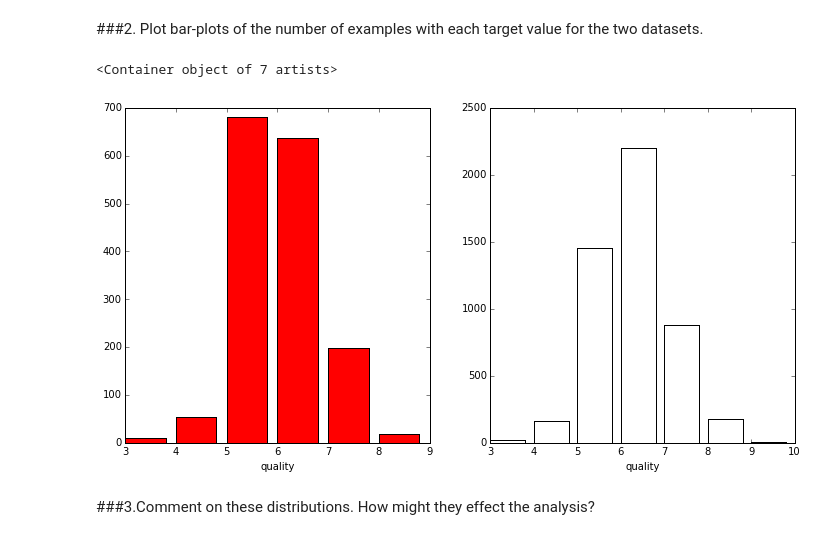
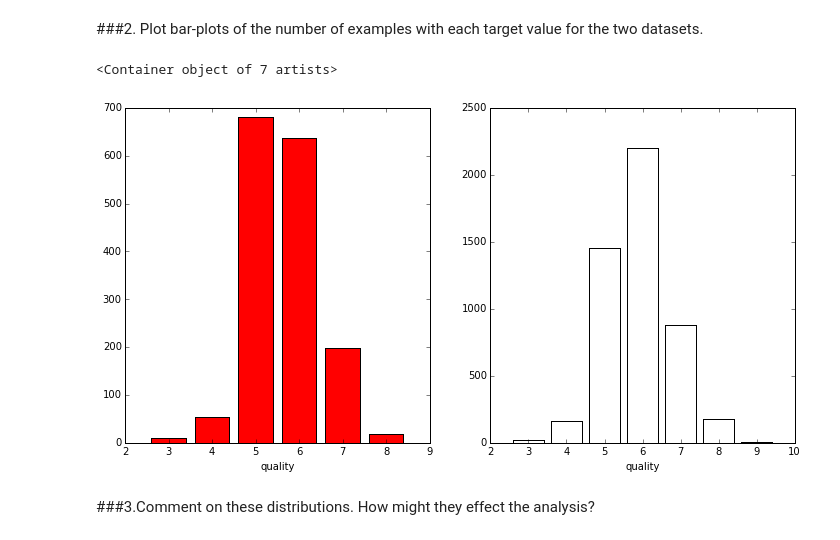
Before and after one commit to RossMeikleham/MachineLearning-Wines, a Jupyter notebook: notebook.ipynb, the cells around one changed output. Drawn from its saved outputs; the diff is of its cells as text; code cells hidden in the pictures.

```diff
--- a/notebook.ipynb
+++ b/notebook.ipynb
@@ -16,21 +16,21 @@ r_qualities = red_data[:,11]
 # %%
 #Obtain quality ranges and counts
 w_quality_range, w_counts = np.unique(w_qualities, return_counts=True)
 r_quality_range, r_counts = np.unique(r_qualities, return_counts=True)
 
 #Plot qualities for both white and red wine
 
 %matplotlib inline
 fig = plt.figure(figsize=(12,6))
 ax1 = fig.add_subplot(121)
 ax1.set_xlabel('quality')
-plt.bar(r_quality_range, r_counts, color='r')
+plt.bar(r_quality_range, r_counts, color='r', align='center')
 
 ax2 = fig.add_subplot(122)
 ax2.set_xlabel('quality')
-plt.bar(w_quality_range, w_counts, color='w')
+plt.bar(w_quality_range, w_counts, color='w', align='center')
 # %% [output]
 <Container object of 7 artists>
-[figure, old version]
+[figure, new version]
 # %% [markdown]
 ###3.Comment on these distributions. How might they effect the analysis?
```
Also changed, not shown: parts of 12 cells of this notebook.
